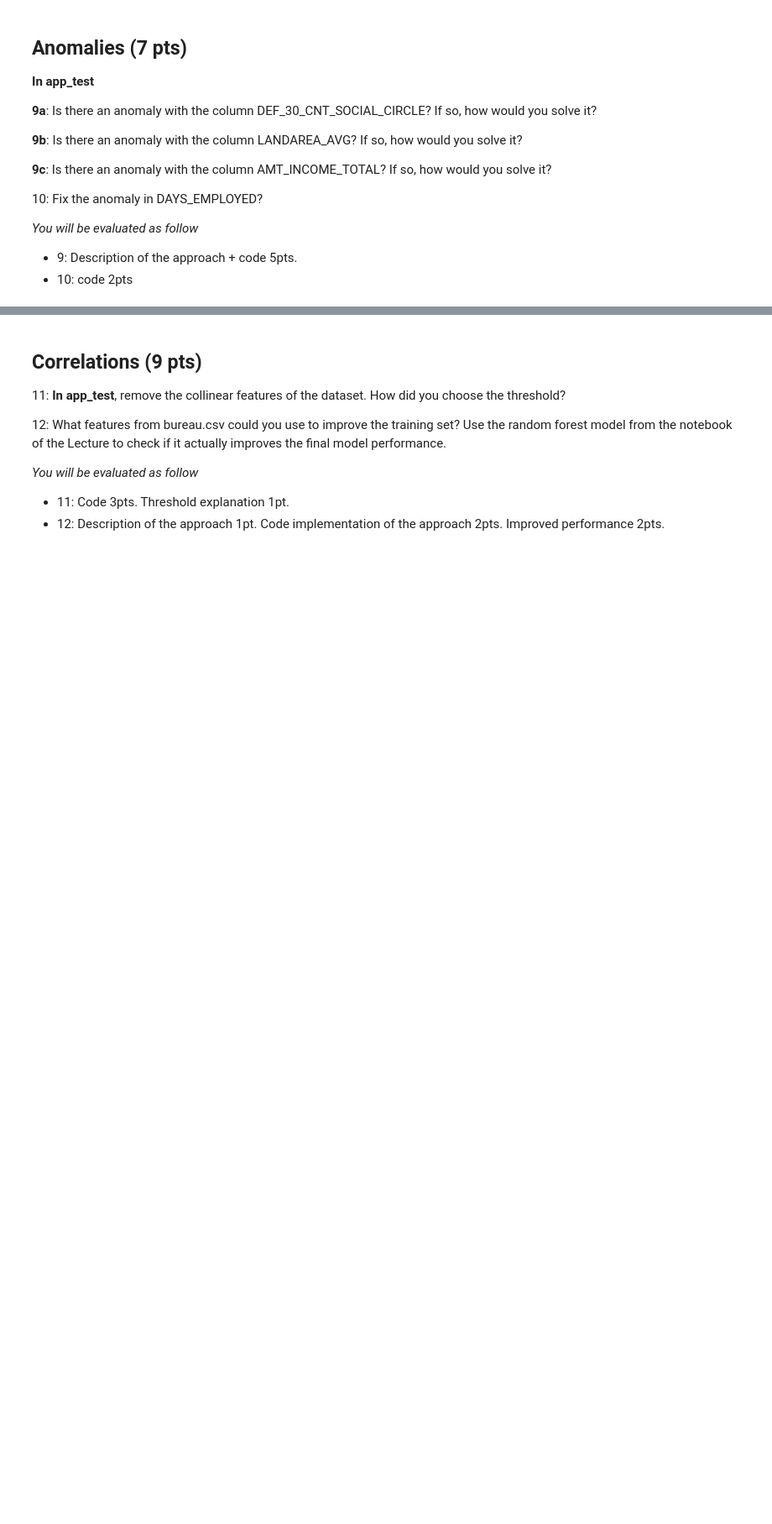
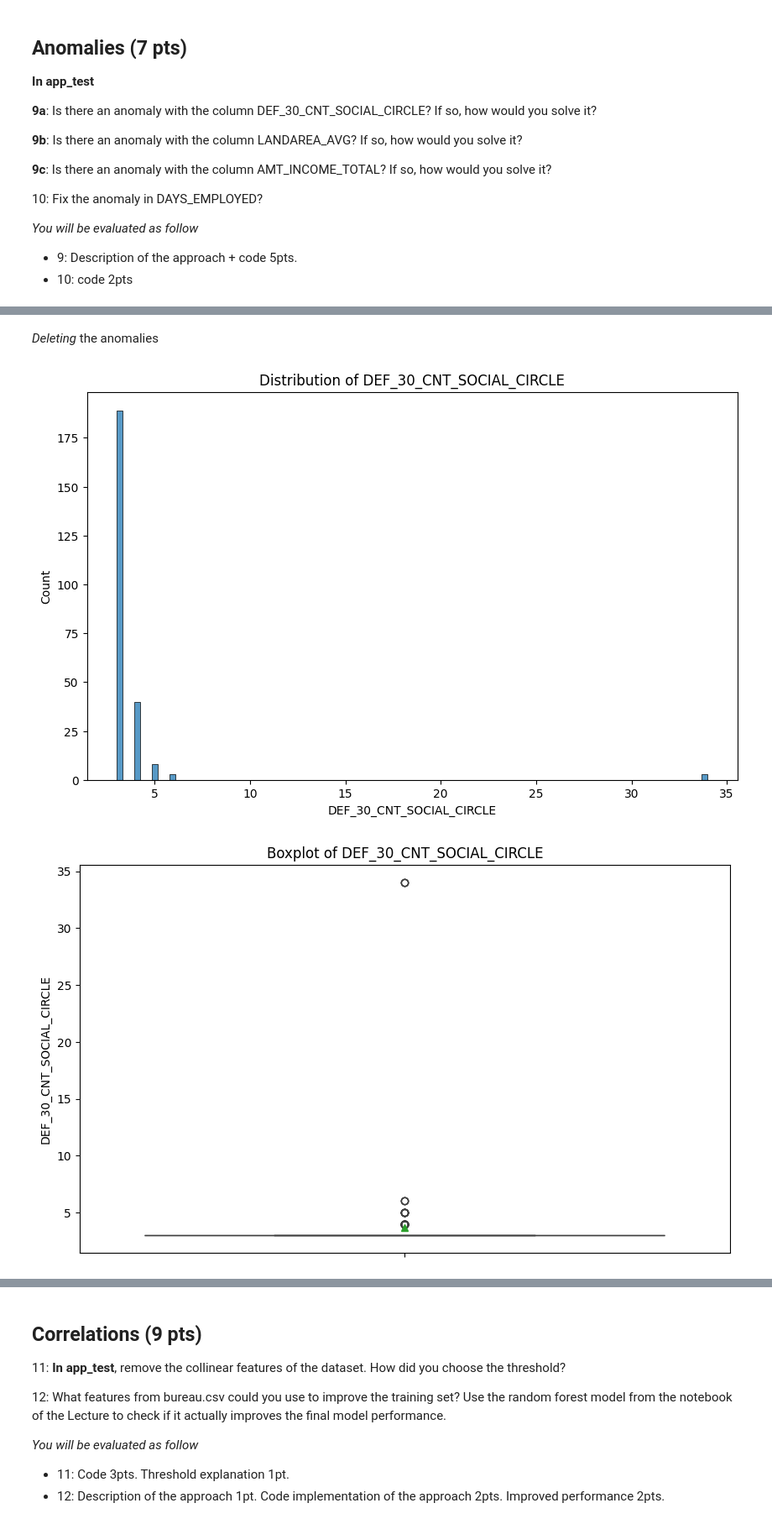
Before and after one commit to coldstrel/applied-ml-mids-2024, a Jupyter notebook: Project_Part_1.ipynb, the cells around one changed output, grey strips where cells are left out. Shown: that part at 84% size. Drawn from its saved outputs; the diff is of its cells as text; code cells hidden in the pictures; blank space fills up the shorter version.

```diff
--- a/Project_Part_1.ipynb
+++ b/Project_Part_1.ipynb
@@ -438,0 +631,18 @@ one_hot_encoded_appTest.head()
+# %% [markdown]
+*Deleting* the anomalies
+# %%
+app_test_copy_cleaned = app_test_copy[app_test_copy['anomaly'] != 1]
+
+plt.figure(figsize=(10,6))
+sns.histplot(app_test_copy_cleaned['DEF_30_CNT_SOCIAL_CIRCLE'], bins=100)
+plt.title('Distribution of DEF_30_CNT_SOCIAL_CIRCLE')
+plt.show()
+
+# Boxplot
+plt.figure(figsize=(10,6))
+sns.boxplot(app_test_copy_cleaned['DEF_30_CNT_SOCIAL_CIRCLE'], showmeans = True)
+plt.title('Boxplot of DEF_30_CNT_SOCIAL_CIRCLE')
+plt.show()
+# %% [output]
+[figure, added]
+[figure, added]
```
Also changed, not shown: parts of 31 cells of this notebook.
